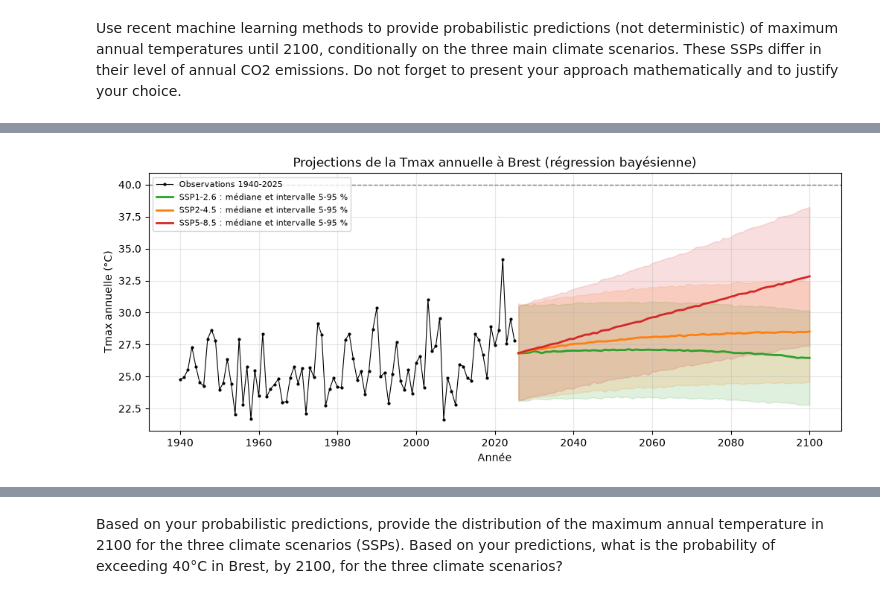
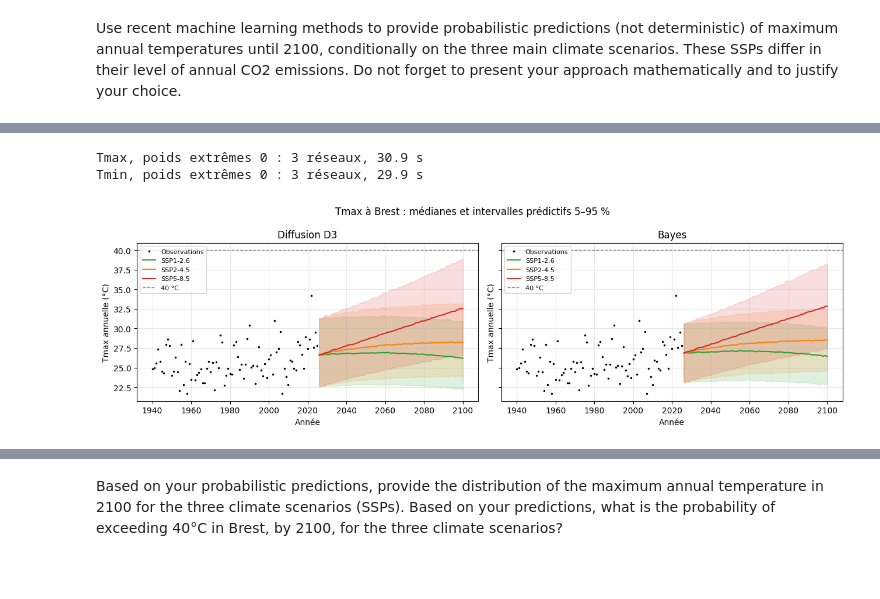
Before and after one commit to eliashas/mini-projet-stochastique, a Jupyter notebook: rendu_final_concis/rendu_final_groupe.ipynb, the cells around one changed output, grey strips where cells are left out. Saved outputs shown, nothing was run; the diff lists cells and outputs as text; code cells hidden in the pictures; blank space fills up the shorter version.

Commit message:
Développer l'étude de diffusion et vérifier le rendu sur GPU

```diff
--- a/rendu_final_concis/rendu_final_groupe.ipynb
+++ b/rendu_final_concis/rendu_final_groupe.ipynb
@@ -45,7 +62,7 @@ Researchers use ECMWF’s ERA5 atmospheric reanalysis to examine surface air tem
 # Part 1: Statistical Analysis of Atmospheric Heat Waves
 # %%
 # read data
-daily_temp_brest = pd.read_csv('daily_temp_brest.csv')
+daily_temp_brest = lire_donnees('daily_temp_brest.csv')
 print(daily_temp_brest)
 # %% [output]
        valid_time      mean
@@ -198,7 +215,7 @@ plus de vagues aujourd'hui, c'est que les températures ont augmenté.
 # Part 2: Machine Learning Methods for the Prediction of Extreme Events in the Future
 # %%
 # read data
-yearly_temp_brest = pd.read_csv('yearly_temp_brest.csv')
+yearly_temp_brest = lire_donnees('yearly_temp_brest.csv')
 print(yearly_temp_brest)
 # %% [output]
     valid_time        max       min         co2
@@ -281,7 +298,7 @@ prédictions probabilistes, et pas une seule valeur par année.
 Use recent machine learning methods to provide probabilistic predictions (not deterministic) of maximum annual temperatures until 2100, conditionally on the three main climate scenarios. These SSPs differ in their level of annual CO2 emissions. Do not forget to present your approach mathematically and to justify your choice.
 # %%
 # read data
-yearly_future_co2 = pd.read_csv('yearly_future_co2.csv')
+yearly_future_co2 = lire_donnees('yearly_future_co2.csv')
 print(yearly_future_co2)
 # %% [output]
     valid_time    ssp1-2.6    ssp2-4.5    ssp5-8.5
@@ -460,7 +427,8 @@ def ajuster(x, t):
     mse = np.mean((t - X @ beta) ** 2)        # erreur quadratique moyenne de la droite
     return beta, V, mse, len(t)
 
-def tirer(modele, x_futur, n=N):
+def tirer(modele, x_futur, n=N, seed=0):
+    rng = np.random.default_rng(seed)
     # n tirages de la température pour chaque valeur de x_futur : tableau (n, nombre d'années)
     beta, V, mse, n_annees = modele
     params = np.empty((0, 3))
@@ -596,28 +894,39 @@ et l'intervalle 5-95 % (bande) des tirages.
 # %%
 futur = yearly_future_co2.copy()
 futur['annee'] = pd.to_datetime(futur['valid_time']).dt.year
 SSP = {'ssp1-2.6': 'tab:green', 'ssp2-4.5': 'tab:orange', 'ssp5-8.5': 'tab:red'}
 
+# Les 3 réseaux de chaque variable sont réellement réentraînés sur les 86 années.
+suites_futur = {var: entrainer_suite(x, y[var].to_numpy(), PAS[var]['D1'], var) for var in ['max', 'min']}
+
 def projeter(var):
-    # modèle réajusté sur 1940-2025, puis 10 000 tirages pour chaque année 2026-2100 et chaque scénario
     m = ajuster(x, y[var].to_numpy())
     return {s: tirer(m, np.log(futur[s].to_numpy())) for s in SSP}
 
-def tracer(var, sims, seuil):
-    plt.figure(figsize=(12, 4.5))
-    plt.plot(y['annee'], y[var], 'k.-', lw=0.8, ms=4, label='Observations 1940-2025')
-    for s, couleur in SSP.items():
-        q5, q50, q95 = np.percentile(sims[s], [5, 50, 95], axis=0)
-        plt.fill_between(futur['annee'], q5, q95, color=couleur, alpha=0.15)
-        plt.plot(futur['annee'], q50, color=couleur, lw=2, label=f'{s.upper()} : médiane et intervalle 5-95 %')
-    plt.axhline(seuil, color='grey', ls='--', lw=1)
-    plt.xlabel('Année')
-    plt.ylabel(f'T{var} annuelle (°C)')
-    plt.title(f'Projections de la T{var} annuelle à Brest (régression bayésienne)')
-    plt.legend(loc='upper left', fontsize=8)
+def projeter_diffusion(var):
+    # Une même graine entre scénarios garde les mêmes hasards : seul le CO₂ change.
+    return {s: tirer_diffusion(suites_futur[var], np.log(futur[s].to_numpy()), bootstrap=(var == 'max'))
+            for s in SSP}
+
+def tracer(var, comparaisons, seuil):
+    fig, axes = plt.subplots(1, 2, figsize=(13, 4), sharey=True)
+    for ax, (nom, sims) in zip(axes, comparaisons.items()):
+        ax.plot(y['annee'], y[var], 'k.', ms=3, label='Observations')
+        for s, couleur in SSP.items():
+            q5, q50, q95 = np.percentile(sims[s], [5, 50, 95], axis=0)
+            ax.fill_between(futur['annee'], q5, q95, color=couleur, alpha=0.15)
+            ax.plot(futur['annee'], q50, color=couleur, label=s.upper())
+        ax.axhline(seuil, color='grey', ls='--', lw=1, label=f'{seuil} °C')
+        ax.set(title=nom, xlabel='Année', ylabel=f'T{var} annuelle (°C)')
+        ax.legend(fontsize=8)
+    fig.suptitle(f'T{var} à Brest : médianes et intervalles prédictifs 5–95 %')
+    plt.tight_layout()
     plt.show()
 
 sims_max = projeter('max')
-tracer('max', sims_max, 40)
+sims_diffusion = projeter_diffusion('max')
+tracer('max', {'Diffusion D3': sims_diffusion, 'Bayes': sims_max}, 40)
 # %% [output]
+Tmax, poids extrêmes 0 : 3 réseaux, 30.9 s
+Tmin, poids extrêmes 0 : 3 réseaux, 29.9 s
-[figure, old version]
+[figure, new version]
```
Also changed, not shown: parts of 32 cells of this notebook, 22 other files.
